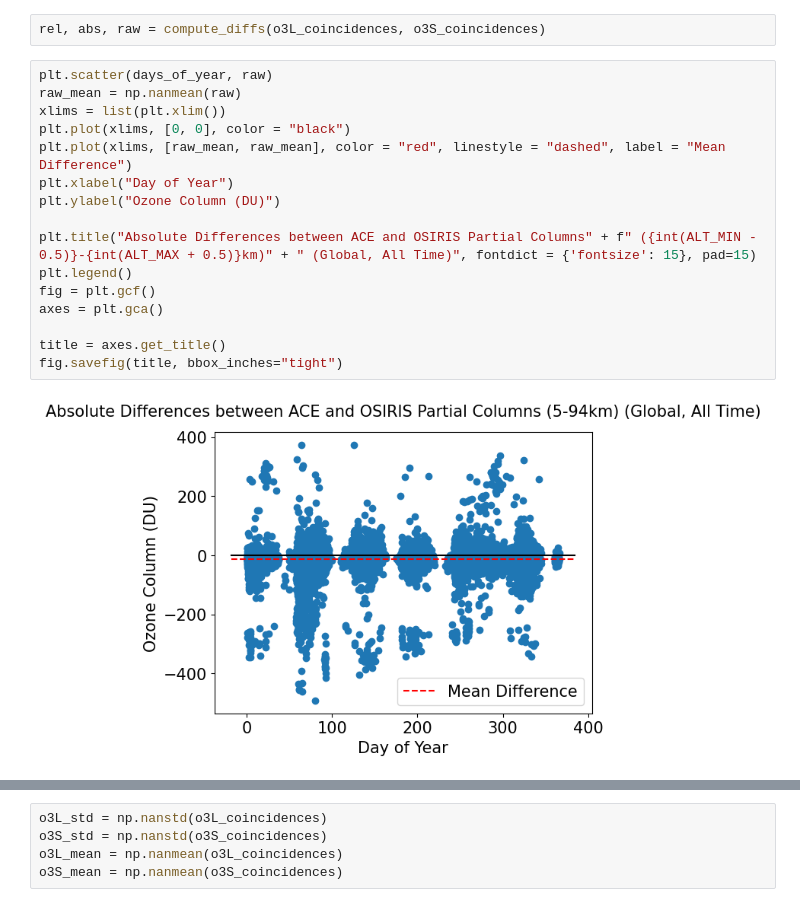
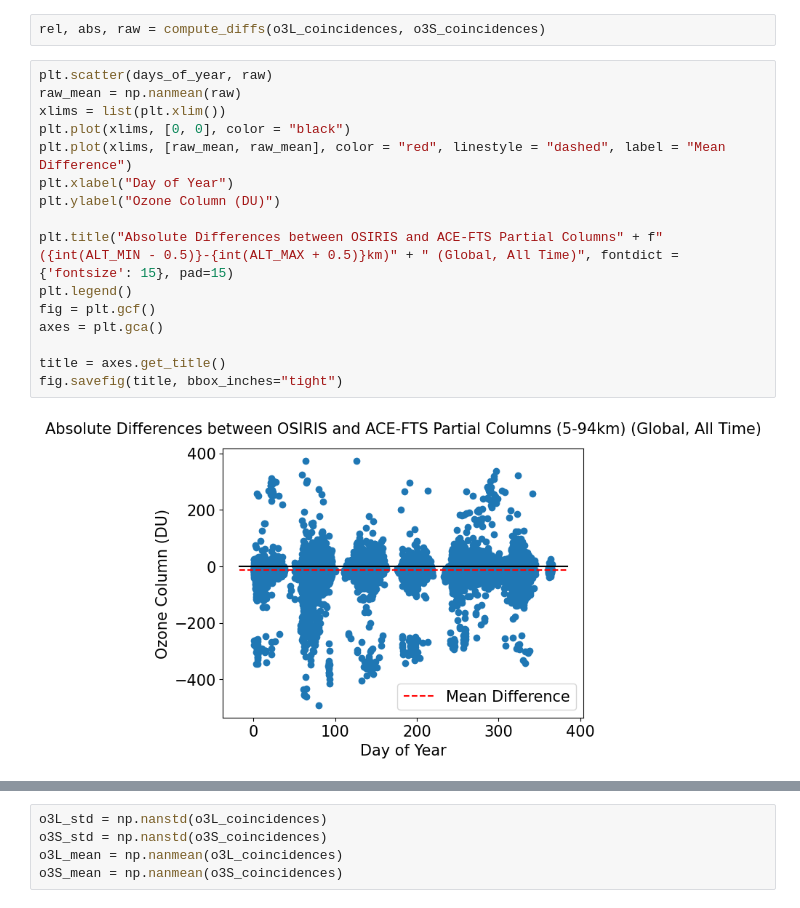
Before and after one commit to Sallamsaka/ozone-measurement-comparison, a Jupyter notebook: O3_ANALYSIS/COLUMN_COMPARISONS/satellite column comparisons.ipynb, the cells around one changed output, grey strips where cells are left out. Cells and saved outputs as stored; diff of their text form.

```diff
--- a/O3_ANALYSIS/COLUMN_COMPARISONS/satellite column comparisons.ipynb
+++ b/O3_ANALYSIS/COLUMN_COMPARISONS/satellite column comparisons.ipynb
@@ -182,21 +181,21 @@ rel, abs, raw = compute_diffs(o3L_coincidences, o3S_coincidences)
 # %%
 plt.scatter(days_of_year, raw)
 raw_mean = np.nanmean(raw)
 xlims = list(plt.xlim())
 plt.plot(xlims, [0, 0], color = "black")
 plt.plot(xlims, [raw_mean, raw_mean], color = "red", linestyle = "dashed", label = "Mean Difference")
 plt.xlabel("Day of Year")
 plt.ylabel("Ozone Column (DU)")
 
-plt.title("Absolute Differences between ACE and OSIRIS Partial Columns" + f" ({int(ALT_MIN - 0.5)}-{int(ALT_MAX + 0.5)}km)" + " (Global, All Time)", fontdict = {'fontsize': 15}, pad=15)
+plt.title("Absolute Differences between OSIRIS and ACE-FTS Partial Columns" + f" ({int(ALT_MIN - 0.5)}-{int(ALT_MAX + 0.5)}km)" + " (Global, All Time)", fontdict = {'fontsize': 15}, pad=15)
 plt.legend()
 fig = plt.gcf()
 axes = plt.gca()
 
 title = axes.get_title()
 fig.savefig(title, bbox_inches="tight")
 # %% [output]
-[figure, old version]
+[figure, new version]
 # %%
 plt.scatter(days_of_year, rel)
 rel_mean = np.nanmean(rel)
```
Also changed, not shown: parts of 4 cells of this notebook, 31 other files.
